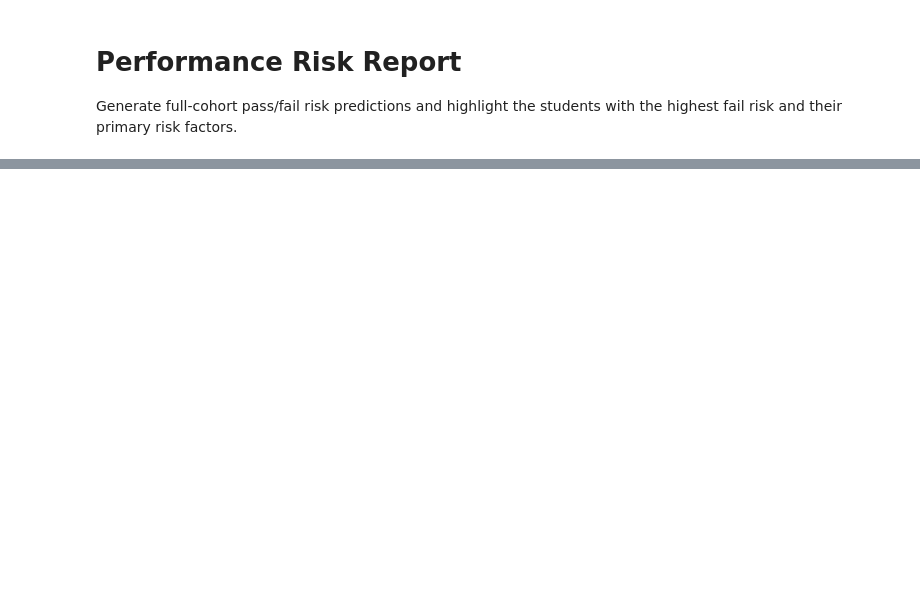
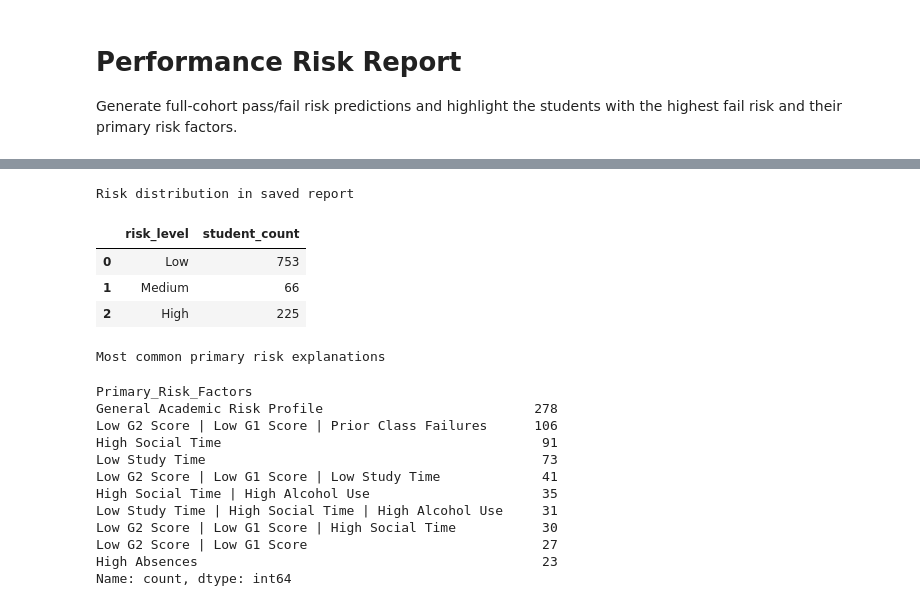
Before and after one commit to ZaidenxThiha/Student-Dropout-Prediction-and-Alert-System, a Jupyter notebook: notebooks/performance/report.ipynb, the cells around one changed output, grey strips where cells are left out. Saved outputs shown, nothing was run; the diff lists cells and outputs as text; code cells hidden in the pictures; blank space fills up the shorter version.

```diff
--- a/notebooks/performance/report.ipynb
+++ b/notebooks/performance/report.ipynb
@@ -33,3 +51,39 @@ print(f'Saved full performance risk report to: {output_path}')
+# %%
+risk_distribution = (
+    report_df['risk_level']
+    .value_counts()
+    .reindex(['Low', 'Medium', 'High'])
+    .fillna(0)
+    .astype(int)
+    .rename_axis('risk_level')
+    .reset_index(name='student_count')
+)
+
+common_risk_explanations = report_df['Primary_Risk_Factors'].value_counts().head(10)
+
+print('Risk distribution in saved report')
+display(risk_distribution)
+print('Most common primary risk explanations')
+display(common_risk_explanations)
+# %% [output]
+Risk distribution in saved report
+|  | risk_level | student_count |
+| 0 | Low | 753 |
+| 1 | Medium | 66 |
+| 2 | High | 225 |
+Most common primary risk explanations
+Primary_Risk_Factors
+General Academic Risk Profile                           278
+Low G2 Score | Low G1 Score | Prior Class Failures      106
+High Social Time                                         91
+Low Study Time                                           73
+Low G2 Score | Low G1 Score | Low Study Time             41
+High Social Time | High Alcohol Use                      35
+Low Study Time | High Social Time | High Alcohol Use     31
+Low G2 Score | Low G1 Score | High Social Time           30
+Low G2 Score | Low G1 Score                              27
+High Absences                                            23
+Name: count, dtype: int64
 # %%
 risk_columns = [
     'student_id',
```
Also changed, not shown: parts of 4 cells of this notebook, 16 other files.
